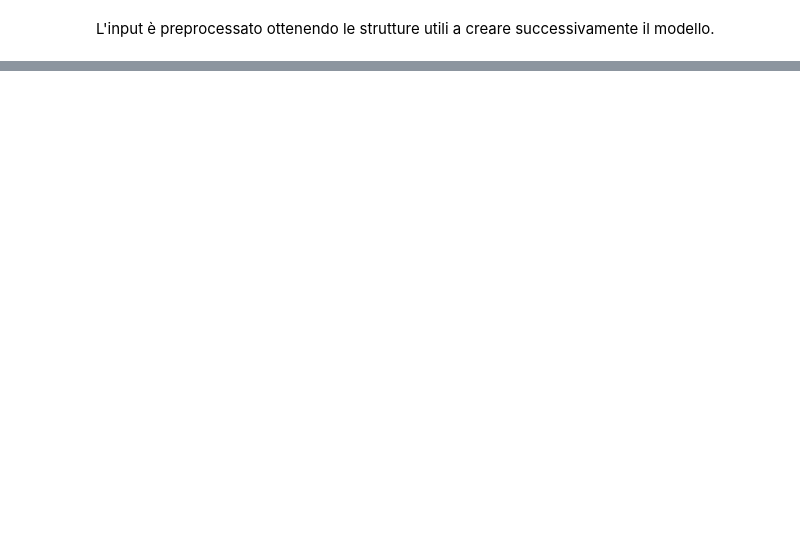
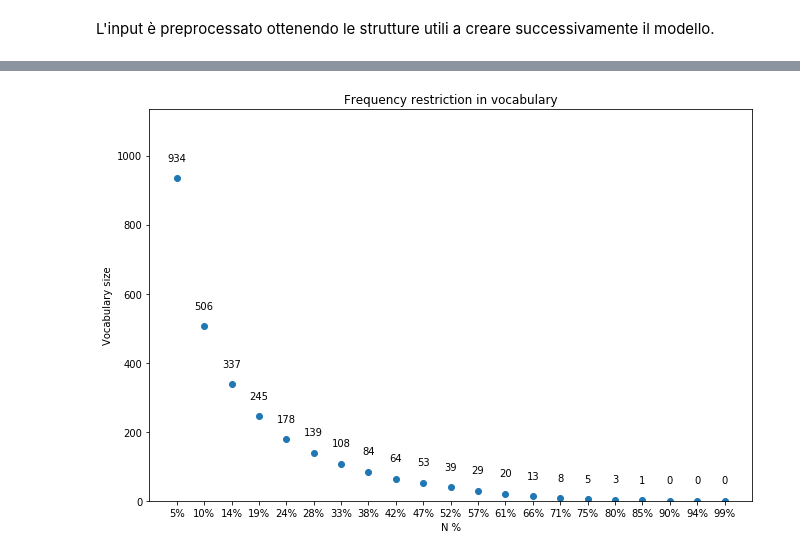
Before and after one commit to tomfran/sustainability_reports_analysis, a Jupyter notebook: notebook.ipynb, the cells around one changed output, grey strips where cells are left out. Cells and saved outputs as stored; diff of their text form; code cells hidden in the pictures; blank space fills up the shorter version.

```diff
--- a/notebook.ipynb
+++ b/notebook.ipynb
@@ -391,0 +457,6 @@ topic
+# %%
+stats_path = "lda_topic_model/data/vocabulary_stats_top_entities.csv"
+generate_plot(stats_path)
+plt.show()
+# %% [output]
+[figure, added]
```
Also changed, not shown: parts of 16 cells of this notebook, 4 other files.
